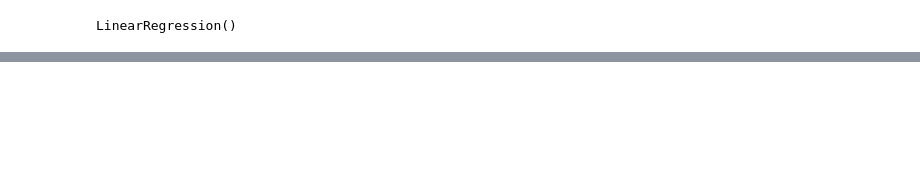
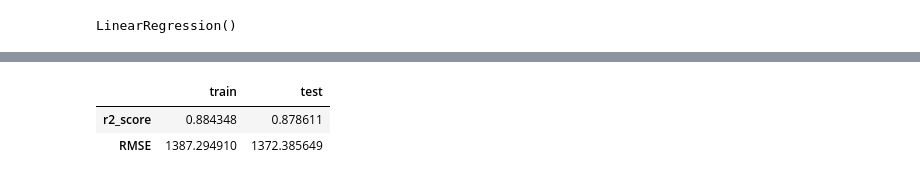
Before and after one commit to silviaherf/diamonds-kaggle-competition, a Jupyter notebook: src/data_cleaning.ipynb, the cells around one changed output, grey strips where cells are left out. Drawn from its saved outputs; the diff is of its cells as text; code cells hidden in the pictures; blank space fills up the shorter version.

```diff
--- a/src/data_cleaning.ipynb
+++ b/src/data_cleaning.ipynb
@@ -218,0 +211,7 @@ sqrt(mean_squared_error(y_test,y_pred_test))
+# %%
+d={'r2_score': [r2_score(y_test,y_pred_test), r2_score(y_train,y_pred_train)], 'RMSE': [sqrt(mean_squared_error(y_train,y_pred_train)), sqrt(mean_squared_error(y_test,y_pred_test))]}
+pd.DataFrame(data=d,index=['train','test']).T
+# %% [output]
+|  | train | test |
+| r2_score | 0.884348 | 0.878611 |
+| RMSE | 1387.294910 | 1372.385649 |
```
Also changed, not shown: parts of 28 cells of this notebook.
